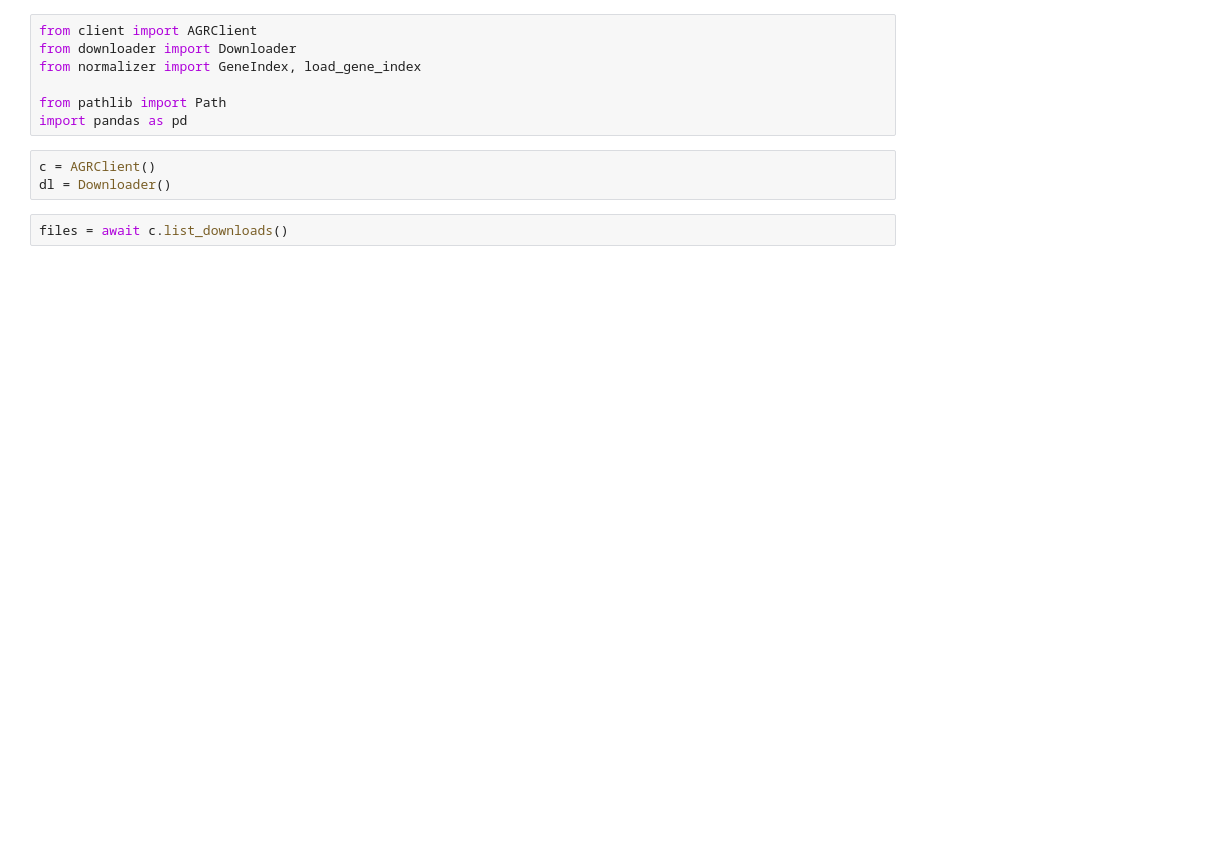
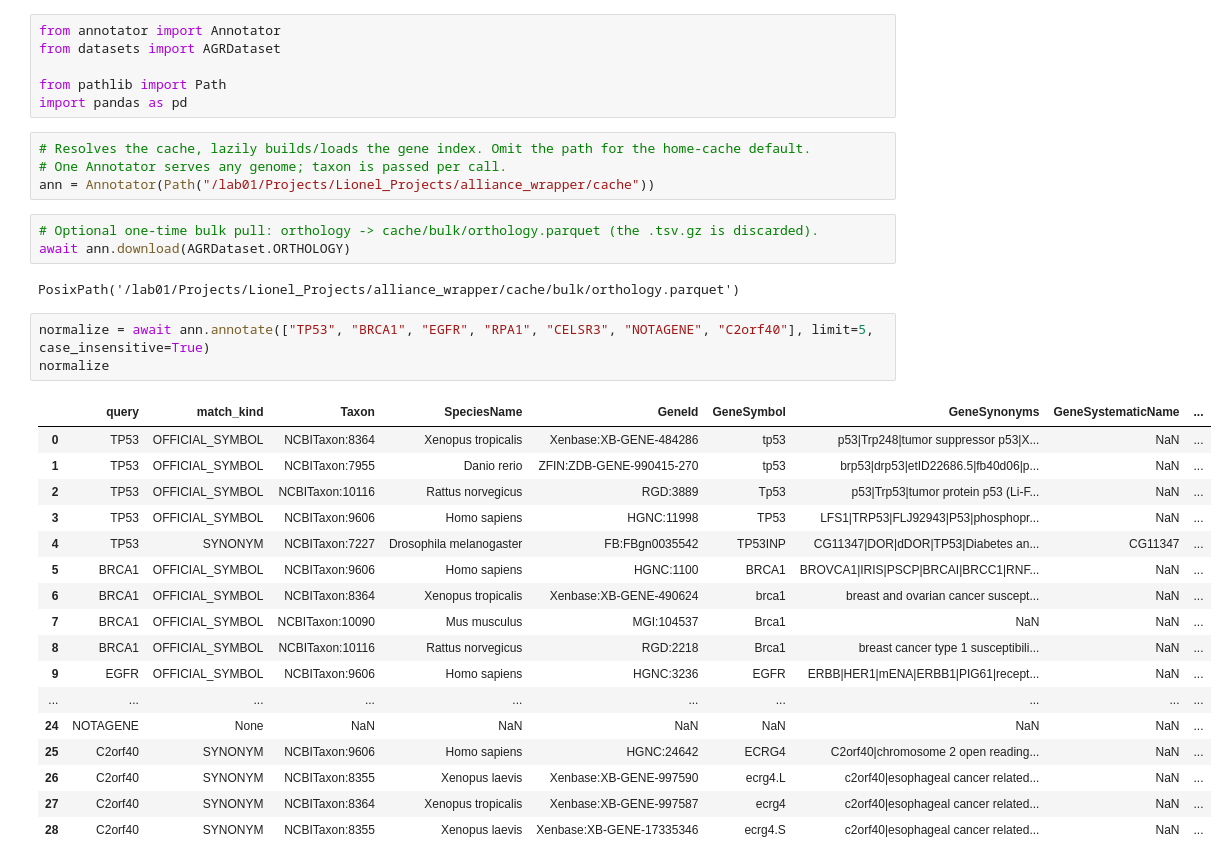
Before and after one commit to limenode/geneharmony, a Jupyter notebook: src/notebook.ipynb, the cells around one changed output. Drawn from its saved outputs; the diff is of its cells as text; blank space fills up the shorter version.

```diff
--- a/src/notebook.ipynb
+++ b/src/notebook.ipynb
@@ -1,13 +1,37 @@
 # %%
-from client import AGRClient
-from downloader import Downloader
-from normalizer import GeneIndex, load_gene_index
+from annotator import Annotator
+from datasets import AGRDataset
 
 from pathlib import Path
 import pandas as pd
 # %%
-c = AGRClient()
-dl = Downloader()
+# Resolves the cache, lazily builds/loads the gene index. Omit the path for the home-cache default.
+# One Annotator serves any genome; taxon is passed per call.
+ann = Annotator(Path("/lab01/Projects/Lionel_Projects/alliance_wrapper/cache"))
 # %%
-files = await c.list_downloads()
+# Optional one-time bulk pull: orthology -> cache/bulk/orthology.parquet (the .tsv.gz is discarded).
+await ann.download(AGRDataset.ORTHOLOGY)
+# %% [output]
+PosixPath('/lab01/Projects/Lionel_Projects/alliance_wrapper/cache/bulk/orthology.parquet')
+# %%
+normalize = await ann.annotate(["TP53", "BRCA1", "EGFR", "RPA1", "CELSR3", "NOTAGENE", "C2orf40"], limit=5, case_insensitive=True)
+normalize
+# %% [output]
+|  | query | match_kind | Taxon | SpeciesName | GeneId | GeneSymbol | GeneSynonyms | GeneSystematicName | ... |
+| 0 | TP53 | OFFICIAL_SYMBOL | NCBITaxon:8364 | Xenopus tropicalis | Xenbase:XB-GENE-484286 | tp53 | p53|Trp248|tumor suppressor p53|X... | NaN | ... |
+| 1 | TP53 | OFFICIAL_SYMBOL | NCBITaxon:7955 | Danio rerio | ZFIN:ZDB-GENE-990415-270 | tp53 | brp53|drp53|etID22686.5|fb40d06|p... | NaN | ... |
+| 2 | TP53 | OFFICIAL_SYMBOL | NCBITaxon:10116 | Rattus norvegicus | RGD:3889 | Tp53 | p53|Trp53|tumor protein p53 (Li-F... | NaN | ... |
+| 3 | TP53 | OFFICIAL_SYMBOL | NCBITaxon:9606 | Homo sapiens | HGNC:11998 | TP53 | LFS1|TRP53|FLJ92943|P53|phosphopr... | NaN | ... |
+| 4 | TP53 | SYNONYM | NCBITaxon:7227 | Drosophila melanogaster | FB:FBgn0035542 | TP53INP | CG11347|DOR|dDOR|TP53|Diabetes an... | CG11347 | ... |
+| 5 | BRCA1 | OFFICIAL_SYMBOL | NCBITaxon:9606 | Homo sapiens | HGNC:1100 | BRCA1 | BROVCA1|IRIS|PSCP|BRCAI|BRCC1|RNF... | NaN | ... |
+| 6 | BRCA1 | OFFICIAL_SYMBOL | NCBITaxon:8364 | Xenopus tropicalis | Xenbase:XB-GENE-490624 | brca1 | breast and ovarian cancer suscept... | NaN | ... |
+| 7 | BRCA1 | OFFICIAL_SYMBOL | NCBITaxon:10090 | Mus musculus | MGI:104537 | Brca1 | NaN | NaN | ... |
+| 8 | BRCA1 | OFFICIAL_SYMBOL | NCBITaxon:10116 | Rattus norvegicus | RGD:2218 | Brca1 | breast cancer type 1 susceptibili... | NaN | ... |
+| 9 | EGFR | OFFICIAL_SYMBOL | NCBITaxon:9606 | Homo sapiens | HGNC:3236 | EGFR | ERBB|HER1|mENA|ERBB1|PIG61|recept... | NaN | ... |
+| ... | ... | ... | ... | ... | ... | ... | ... | ... | ... |
+| 24 | NOTAGENE | None | NaN | NaN | NaN | NaN | NaN | NaN | ... |
+| 25 | C2orf40 | SYNONYM | NCBITaxon:9606 | Homo sapiens | HGNC:24642 | ECRG4 | C2orf40|chromosome 2 open reading... | NaN | ... |
+| 26 | C2orf40 | SYNONYM | NCBITaxon:8355 | Xenopus laevis | Xenbase:XB-GENE-997590 | ecrg4.L | c2orf40|esophageal cancer related... | NaN | ... |
+| 27 | C2orf40 | SYNONYM | NCBITaxon:8364 | Xenopus tropicalis | Xenbase:XB-GENE-997587 | ecrg4 | c2orf40|esophageal cancer related... | NaN | ... |
+| 28 | C2orf40 | SYNONYM | NCBITaxon:8355 | Xenopus laevis | Xenbase:XB-GENE-17335346 | ecrg4.S | c2orf40|esophageal cancer related... | NaN | ... |
 # %%
```
Also changed, not shown: parts of 7 cells of this notebook, 6 other files.
